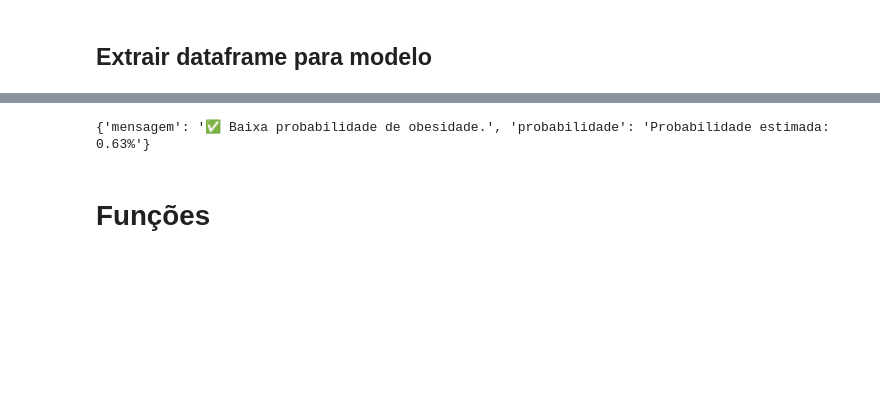
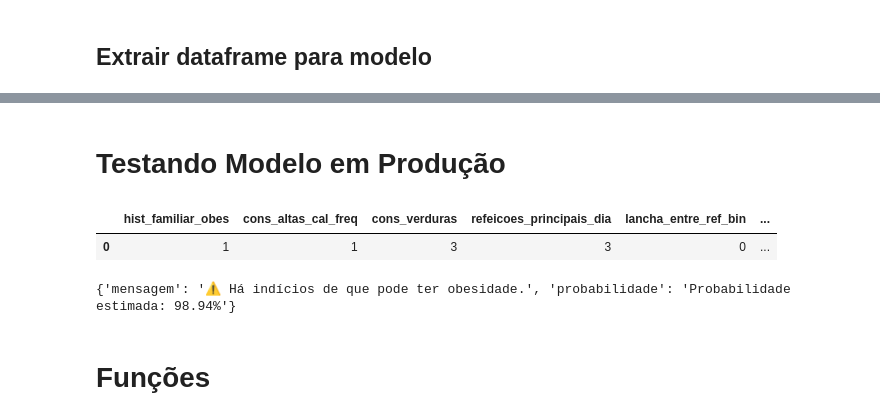
Before and after one commit to arthurAlves01/fiap-tech4, a Jupyter notebook: notebook/models_classification_predicts.ipynb, the cells around one changed output, grey strips where cells are left out. Drawn from its saved outputs; the diff is of its cells as text; code cells hidden in the pictures; blank space fills up the shorter version.

```diff
--- a/notebook/models_classification_predicts.ipynb
+++ b/notebook/models_classification_predicts.ipynb
@@ -83,22 +108,31 @@ Parameters: { "use_label_encoder" } are not used.
+# %% [markdown]
+# Testando Modelo em Produção
 # %%
 sample_input = {
-    'Gender': 'Male',
-    'Age': 28,
-    'Height': 1.65,
-    'Weight': 98,
-    'family_history': 'yes',
-    'FAVC': 'yes',
-    'FCVC': 1,
-    'NCP': 3,
-    'CAEC': 'Always',
-    'SMOKE': 'no',
-    'CH2O': 2.0,
-    'SCC': 'no',
-    'FAF': 0,
-    'TUE': 2,
-    'CALC': 'Frequently',
-    'MTRANS': 'Public_Transportation'
+    'Gender': 'Female',
+    'Age': 26,
+    'Height': 1.56,
+    'Weight': 102.0,
+    'family_history': 'yes', # Histórico familiar de obesidade
+    'FAVC': 'yes', # Consumo de alimentos com alto valor calórico
+    'FCVC': 3, # Frequência de consumo de vegetais
+    'NCP': 3, # Número de refeições principais por dia
+    'CAEC': 'Sometimes', # Consumo de alimentos entre as refeições
+    'SMOKE': 'yes',
+    'CH2O': 1, # Consumo de água por dia (litros)
+    'SCC': 'no', # Monitoramento do consumo calórico diaro
+    'FAF': 0, # Frequência de atividade física
+    'TUE': 1, # Tempo de uso de tecnologia por dia (horas)
+    'CALC': 'Sometimes', # Consumo de bebidas alcoólicas
+    'MTRANS': 'Public_Transportation' # Meio de transporte predominante
 }
+# %%
+res = preprocess_input(sample_input)
+# %%
+res
+# %% [output]
+|  | hist_familiar_obes | cons_altas_cal_freq | cons_verduras | refeicoes_principais_dia | lancha_entre_ref_bin | ... |
+| 0 | 1 | 1 | 3 | 3 | 0 | ... |
 # %%
 model = load_model('xgb_model.joblib')
 
@@ -106,7 +140,7 @@ resultado = predict_from_input(model, sample_input)
 
 print(resultado)
 # %% [output]
-{'mensagem': '✅ Baixa probabilidade de obesidade.', 'probabilidade': 'Probabilidade estimada: 0.63%'}
+{'mensagem': '⚠️ Há indícios de que pode ter obesidade.', 'probabilidade': 'Probabilidade estimada: 98.94%'}
 # %% [markdown]
 # Funções
 # %% [markdown]
```
Also changed, not shown: parts of 6 cells of this notebook, 8 other files.
